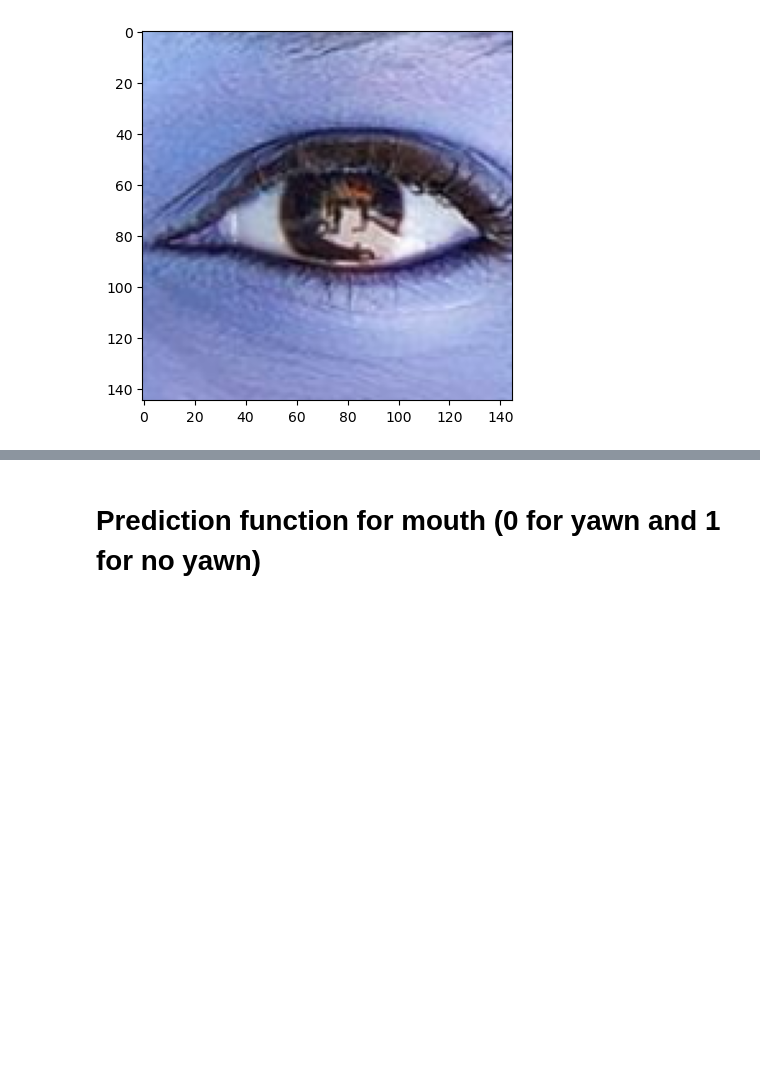
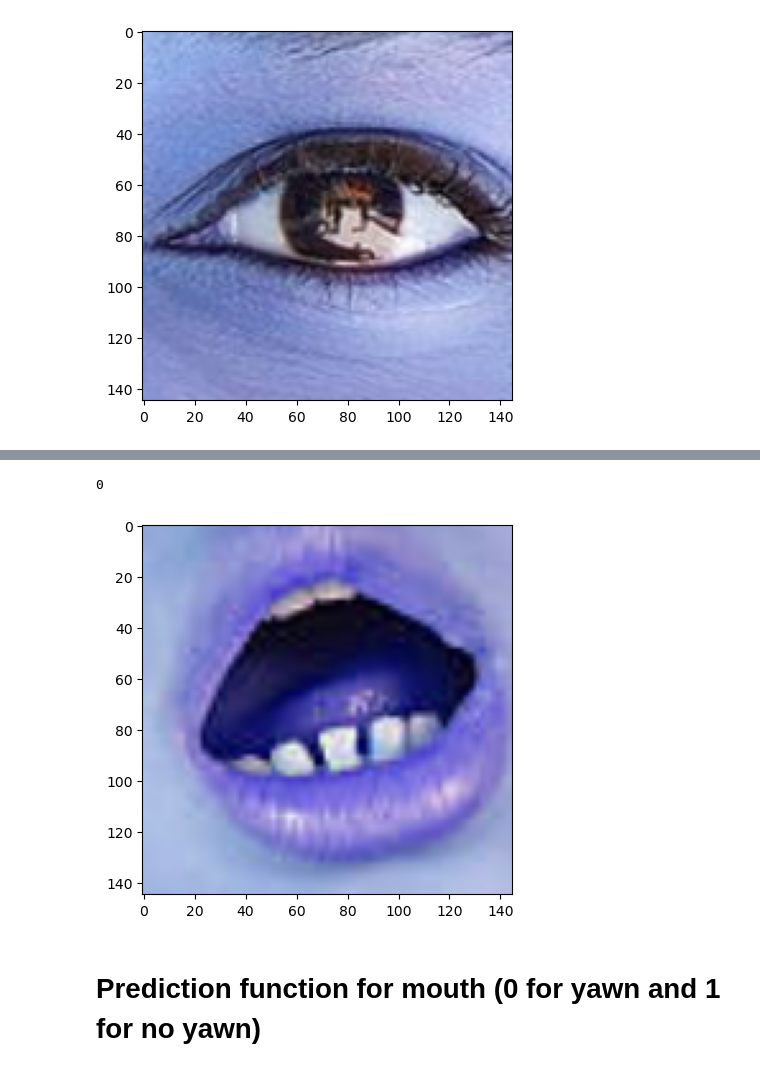
Before and after one commit to DireshDavid/SDGP_CS_18, a Jupyter notebook: driver-drowsiness_trying(yawn, no yawn).ipynb, the cells around one changed output, grey strips where cells are left out. Saved outputs shown, nothing was run; the diff lists cells and outputs as text; code cells hidden in the pictures; blank space fills up the shorter version.

```diff
--- a/driver-drowsiness_trying(yawn, no yawn).ipynb
+++ b/driver-drowsiness_trying(yawn, no yawn).ipynb
@@ -427,0 +485,5 @@ np.argmax(prediction)
+# %%
+import numpy as np
+prediction = model.predict([prepare("Testing_imagepic8.jpg")])
+np.argmax(prediction)
+# %% [output]
@@ -428,3 +491,5 @@ np.argmax(prediction)
+0
+[figure, added]
 # %% [markdown]
 # Prediction function for mouth (0 for yawn and 1 for no yawn)
 # %%
```
Also changed, not shown: parts of 7 cells of this notebook, 10 other files.
